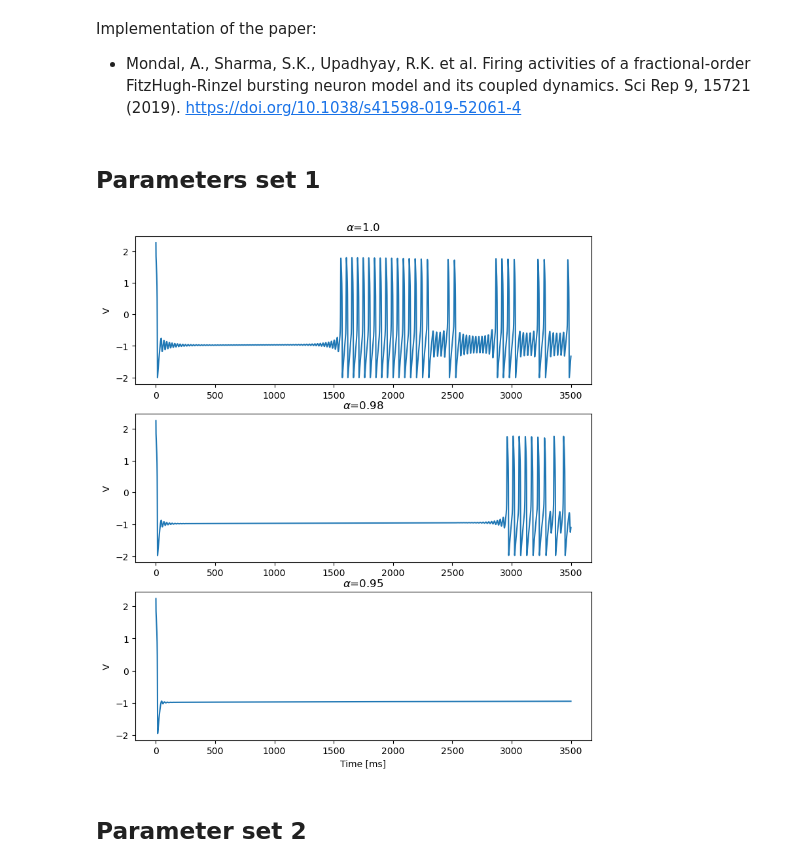
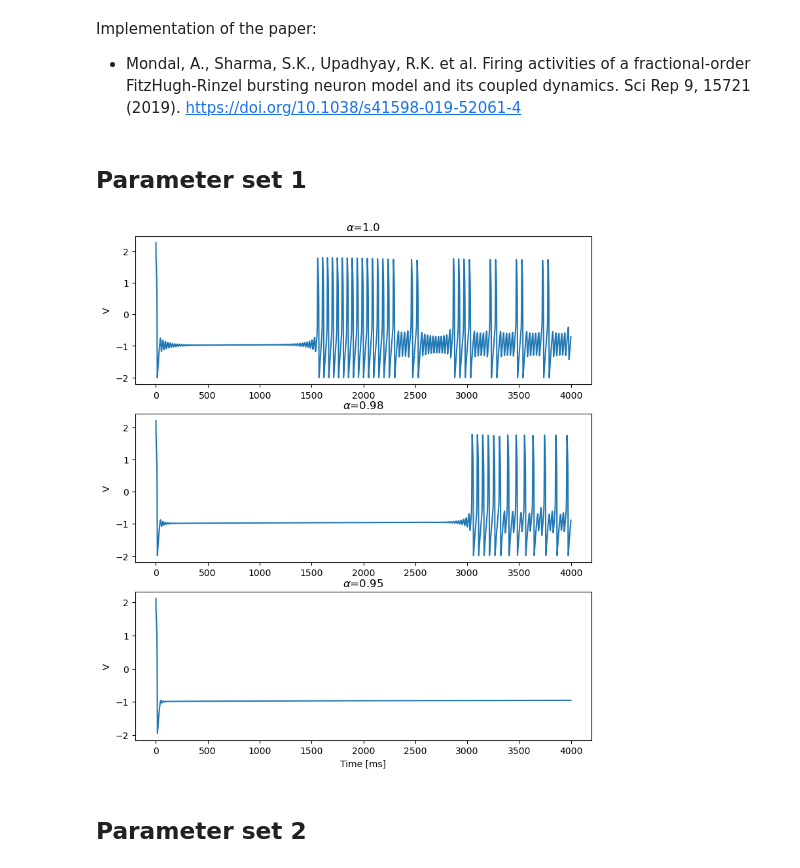
Before and after one commit to brainpy/examples, a Jupyter notebook: neurons/2019_Fractional_order_FHR_model.ipynb, the cells around one changed output. Cells and saved outputs as stored; diff of their text form; code cells hidden in the pictures.

```diff
--- a/neurons/2019_Fractional_order_FHR_model.ipynb
+++ b/neurons/2019_Fractional_order_FHR_model.ipynb
@@ -14,32 +14,32 @@ def run_model(model, inputs, length):
     runner.run(length)
     return runner
 # %% [markdown]
-## Parameters set 1
+## Parameter set 1
 # %%
 dt = 0.1
 Iext = 0.3125
-duration = 3500
+duration = 4000
 neuron_pars = dict(a=0.7, b=0.8, c=-0.775, d=1., delta=0.08, mu=0.0001)
 # %%
 alphas = [1.0, 0.98, 0.95]
 
 plt.figure(figsize=(9, 10))
 for i, alpha in enumerate(alphas):
     neuron = bp.dyn.FractionalFHR(1,
                                   alpha=alpha,
-                                  num_step=int(duration/dt),
+                                  num_memory=4000,
                                   **neuron_pars)
     runner = run_model(neuron, inputs=['input', Iext], length=duration)
     neuron.set_init({'w': -0.1, 'y': 0.1})
 
     plt.subplot(len(alphas), 1, i+1)
     plt.plot(runner.mon.ts, runner.mon.V[:, 0])
     plt.title(r'$\alpha$=' + str(alphas[i]))
     plt.ylabel('V')
 plt.xlabel('Time [ms]')
 plt.show()
 # %% [output]
-[figure, old version]
+[figure, new version]
 # %% [markdown]
 ## Parameter set 2
 # %%
```
Also changed, not shown: parts of 8 cells of this notebook.
